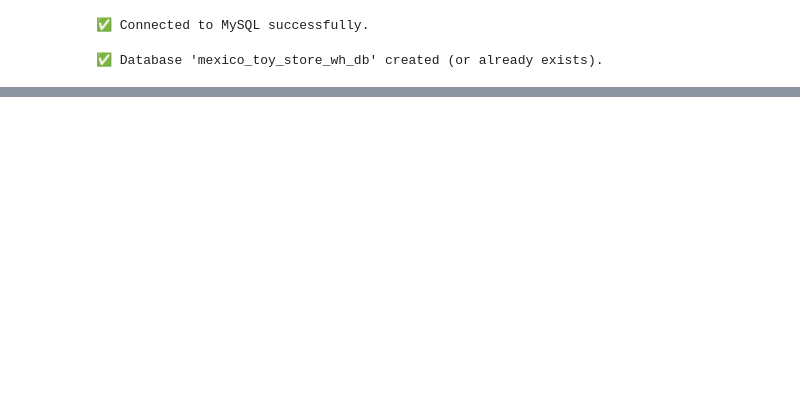
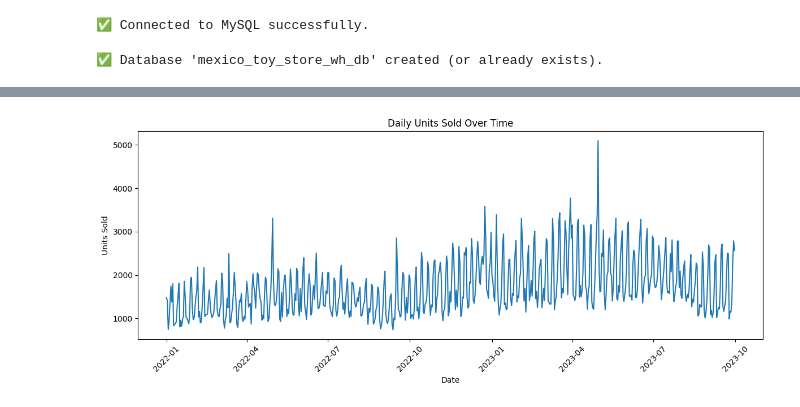
Before and after one commit to Mrschiss/IndusAnalProj, a Jupyter notebook: sql/mysql_loader.ipynb, the cells around one changed output, grey strips where cells are left out. Cells and saved outputs as stored; diff of their text form; code cells hidden in the pictures; blank space fills up the shorter version.

```diff
--- a/sql/mysql_loader.ipynb
+++ b/sql/mysql_loader.ipynb
@@ -81,0 +249,15 @@ sales_df.head()
+# %%
+#Daily Units Sold Over Time
+
+daily_sales = sales_df.groupby('Date')['Units'].sum().reset_index()
+
+plt.figure(figsize=(12, 5))
+plt.plot(daily_sales['Date'], daily_sales['Units'])
+plt.title('Daily Units Sold Over Time')
+plt.xlabel('Date')
+plt.ylabel('Units Sold')
+plt.xticks(rotation=45)
+plt.tight_layout()
+plt.show()
+# %% [output]
+[figure, added]
```
Also changed, not shown: parts of 28 cells of this notebook, 1 other file.
